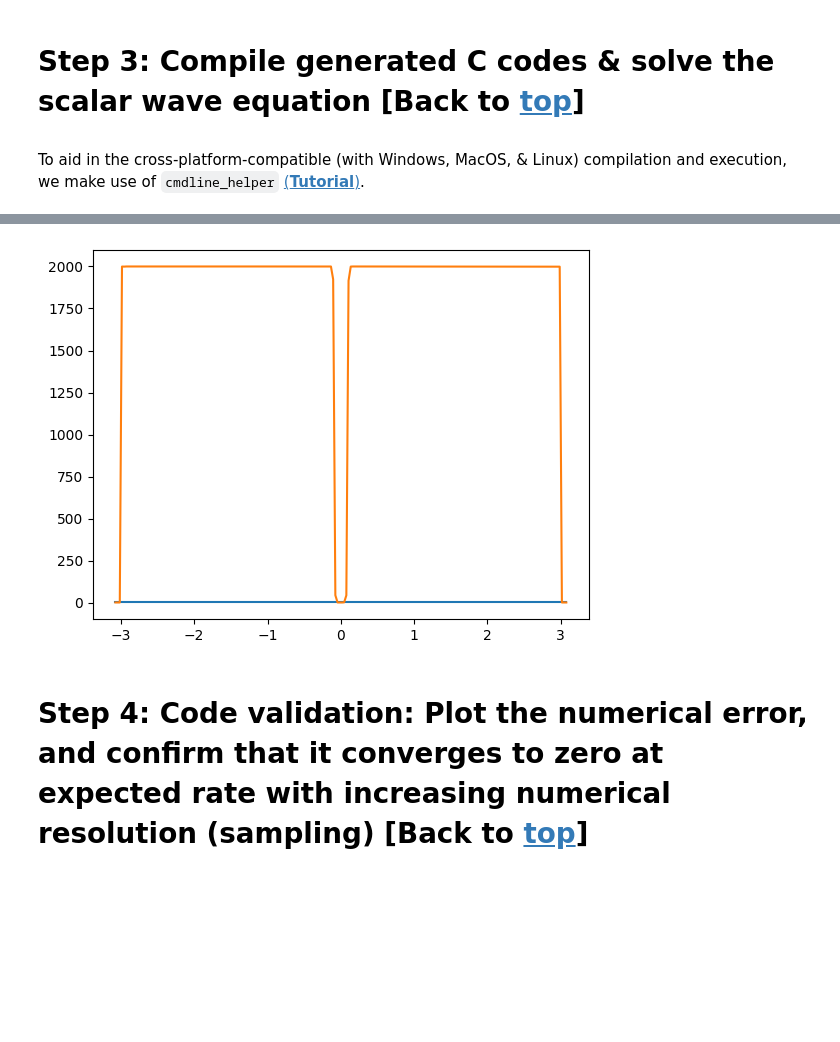
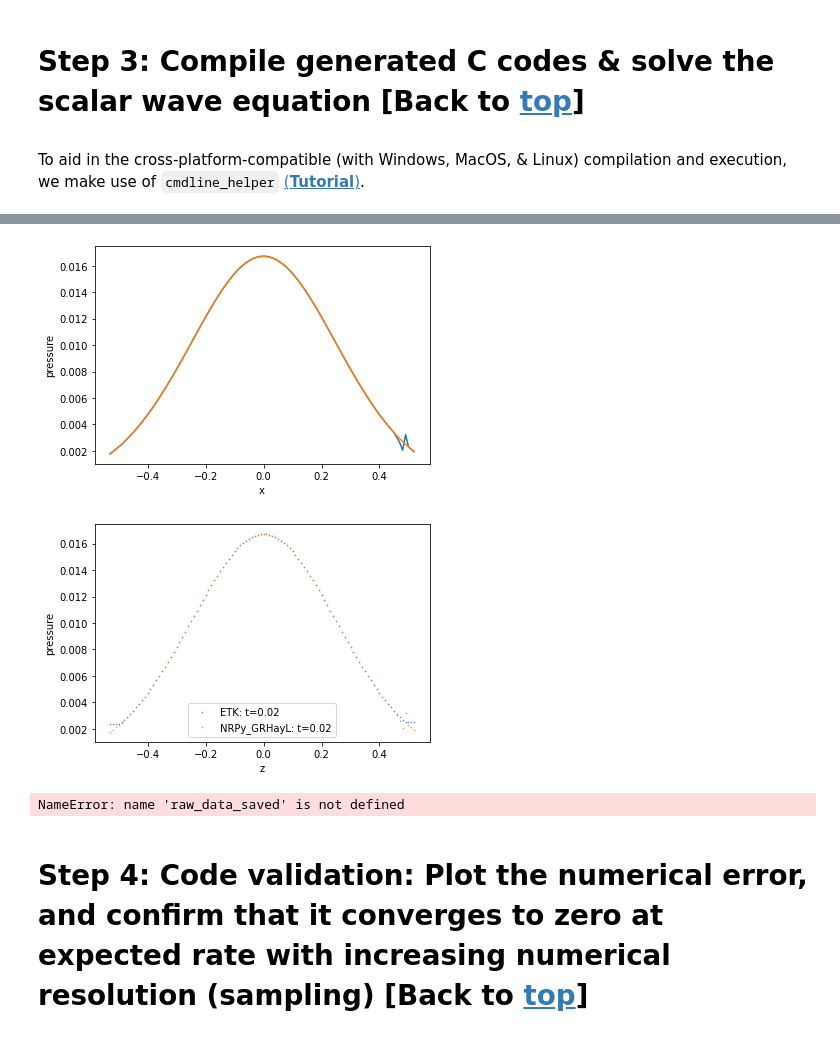
Before and after one commit to GRHayL/GRHayL, a Jupyter notebook: implementations/GRHayL_NRPy_IGM/Tutorial-GRHayL_NRPy_IGM.ipynb, the cells around one changed output, grey strips where cells are left out. Drawn from its saved outputs; the diff is of its cells as text; code cells hidden in the pictures; blank space fills up the shorter version.

Commit message:
Latest version of GRHayL_NRPy_IGM

```diff
--- a/implementations/GRHayL_NRPy_IGM/Tutorial-GRHayL_NRPy_IGM.ipynb
+++ b/implementations/GRHayL_NRPy_IGM/Tutorial-GRHayL_NRPy_IGM.ipynb
@@ -2201,17 +2294,74 @@ Finished compilation.
 import numpy as np
 import matplotlib.pyplot as plt
 # %%
-idx = -2
+idx = -1
 
-raw_data = np.loadtxt("GRHayL_NRPy_IGM_Ccodes/output/out206__mr-00000000.txt")
+raw_data = np.loadtxt("GRHayL_NRPy_IGM_Ccodes_TOV_readin/output/out106__b1-00000020.txt")
 plt.plot(raw_data[:,0], raw_data[:, idx])
 
-raw_data = np.loadtxt("GRHayL_NRPy_IGM_Ccodes/output/out206__mr-00000001.txt")
-plt.plot(raw_data[:,0], raw_data[:, idx])
+raw_data_init = np.loadtxt("GRHayL_NRPy_IGM_Ccodes_TOV_readin/output/out106__b1-00000000.txt")
+plt.plot(raw_data_init[:,0], raw_data_init[:, idx])
+
+plt.xlabel("x")
+plt.ylabel("pressure")
 
 plt.show()
 # %% [output]
-[figure, old version]
+[figure, new version]
+# %%
+ETK_raw_data = np.loadtxt("/home/terrence/Projects/ETK/ET_2023_03/Cactus/exe/IGM_TOV/illinoisgrmhd-grmhd_primitives_allbutbi.z.asc")
+
+time = -0.02
+idxs = np.where(np.round(ETK_raw_data[:, 8], decimals=2)==time)
+plot_data_init = ETK_raw_data[idxs]
+
+time = 0.1
+idxs = np.where(np.round(ETK_raw_data[:, 8], decimals=5)==time)
+plot_data = ETK_raw_data[idxs]
+
+# t = 8
+# x = 9
+# IllinoisGRMHD::rho_b = 12
+# IllinoisGRMHD::P = 13, etc
+# IllinoisGRMHD::vx
+# IllinoisGRMHD::vy
+# IllinoisGRMHD::vz
+
+plt.scatter(plot_data[:, 11], plot_data[:, 13], s=0.2, marker='o', label="ETK: t=0.02")
+plt.scatter(raw_data[:,0], raw_data[:, idx], s=0.2, label="NRPy_GRHayL: t=0.02")
+# plt.plot(plot_data_init[:, 11], plot_data_init[:, 12], '--', label="ETK: t=0.0", color="black")
+# plt.plot(raw_data_init[:,0], raw_data_init[:, idx], '-.', label="NRPy_GRHayL: t=0.0", color="r")
+plt.legend()
+# plt.xlim(-0.1, 0.1)
+plt.xlabel("z")
+plt.ylabel(r"pressure")
+# plt.ylim(0,2)
+plt.show()
+# %% [output]
+[figure, added]
+# %%
+plt.rcParams['figure.facecolor'] = 'white'
+
+# raw_data[1:,0] - plot_data[:, 9]
+# E_rel_diff_init = np.log10(0.5*np.abs((raw_data[:,-1] - plot_data[:, 13]) / ((raw_data[:,-1] + plot_data[:, 13]))))
+# raw_data_saved = raw_data.copy()
+E_rel_diff = np.log10(0.5*np.abs((raw_data[:,-1] - plot_data[:, 13]) / ((raw_data[:,-1] + plot_data[:, 13]))))
+
+plt.plot(raw_data_saved[:,0], E_rel_diff_init + 2*np.log10(0.5), label="Nxx0 = 50, resc., 2ndO conv. ")
+plt.plot(raw_data_saved[:,0], E_rel_diff_init + 4*np.log10(0.5), label="Nxx0 = 50, resc., 4thO conv. ")
+plt.plot(raw_data[:,0], E_rel_diff, label="Nxx0 = 100")
+# plt.plot(raw_data_init[:,0], test)
+plt.ylabel("log10 Relative Diff.")
+plt.xlabel("x")
+plt.title("Error in Pressure after 10/20 (t=0.1) interations")
+plt.legend()
+# plt.savefig("test.fig", facecolor='white')
+# plt.rcParams["figure.facecolor"] = "w"
+
+# plt.xlim(-.2, .2)
+plt.show()
+# %% [output]
+NameError: name 'raw_data_saved' is not defined
 # %% [markdown]
 <a id='convergence'></a>
 
```
Also changed, not shown: parts of 14 cells of this notebook.
